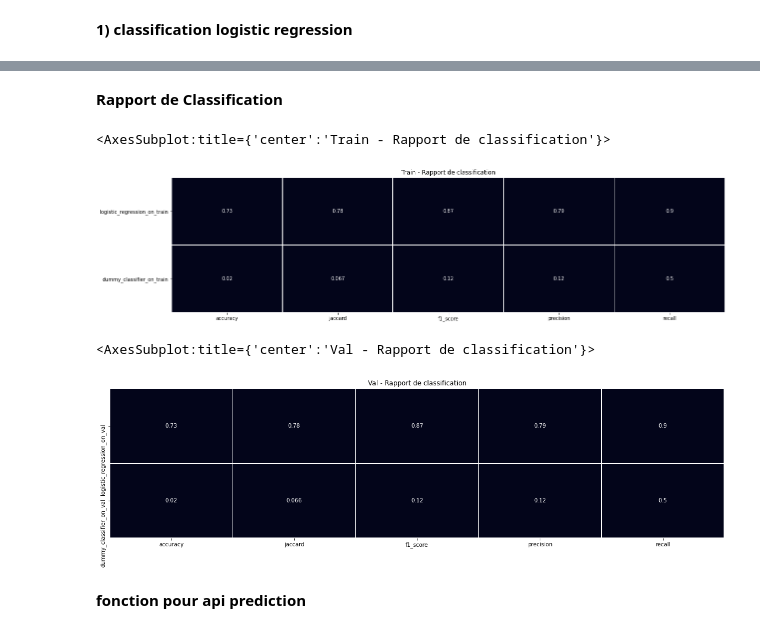
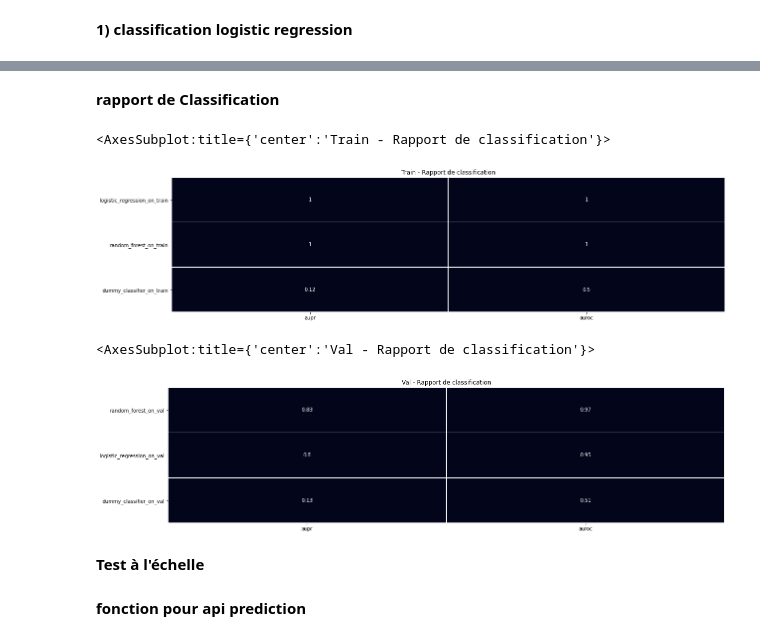
Before and after one commit to Loridan/openclassrooms-iml-projects, a Jupyter notebook: project5/P05_02_notebook_modelisation.ipynb, the cells around one changed output, grey strips where cells are left out. Drawn from its saved outputs; the diff is of its cells as text; code cells hidden in the pictures.

Commit message:
feat: update notebook_modelisation

```diff
--- a/project5/P05_02_notebook_modelisation.ipynb
+++ b/project5/P05_02_notebook_modelisation.ipynb
@@ -235,4 +257,5 @@ classification_report = classification_report.append(get_metrics(y_train, y_pred
 # %%
+y_score_val = gscv_logistic_regression.predict_proba(X_val_tfidf)
 y_pred_val = gscv_logistic_regression.predict(X_val_tfidf)
-classification_report = classification_report.append(get_metrics(y_val, y_pred_val, 'logistic_regression_on_val'))
+classification_report = classification_report.append(get_metrics(y_val, y_score_val, 'logistic_regression_on_val'))
 # %% [markdown]
@@ -285,0 +332,27 @@ for i, label in enumerate(tags.columns.tolist()):
+# %%
+from sklearn.ensemble import RandomForestClassifier
+from sklearn.model_selection import RandomizedSearchCV
+from sklearn.model_selection import KFold
+
+random_forest = RandomForestClassifier()
+
+n_estimators = [int(x) for x in np.linspace(start = 200, stop = 1000, num = 5)]
+max_features = ['auto', 'sqrt']
+max_depth = [int(x) for x in np.linspace(10, 110, num = 5)]
+max_depth.append(None)
+min_samples_split = [2, 5, 10]
+min_samples_leaf = [1, 2, 4]
+bootstrap = [True, False]
+
+hyperparameters = dict(n_estimators = n_estimators,
+                       max_features = max_features,
+                       max_depth = max_depth,
+                       min_samples_split = min_samples_split,
+                       min_samples_leaf = min_samples_leaf,
+                       bootstrap = bootstrap,
+                       n_jobs = n_jobs
+                      )
+
+rscv_random_forest = RandomizedSearchCV(random_forest, hyperparameters, n_iter = 50, cv=KFold(3,shuffle=True, random_state=random_state), verbose=2 , random_state=random_state)
+
+rscv_random_forest.fit(X_train_tfidf, y_train)
@@ -285,0 +399,8 @@ for i, label in enumerate(tags.columns.tolist()):
+# %%
+y_score_train = rscv_random_forest.predict_proba(X_train_tfidf)
+y_pred_train = rscv_random_forest.predict(X_train_tfidf)
+classification_report = classification_report.append(get_metrics(y_train, y_score_train, 'random_forest_on_train'))
+# %%
+y_score_val = rscv_random_forest.predict_proba(X_val_tfidf)
+y_pred_val = rscv_random_forest.predict(X_val_tfidf)
+classification_report = classification_report.append(get_metrics(y_val, y_score_val, 'random_forest_on_val'))
@@ -286,20 +485,22 @@ for i, label in enumerate(tags.columns.tolist()):
 # %% [markdown]
-**Rapport de Classification**
+**rapport de Classification**
 # %%
-cr = classification_report[classification_report.index.str.contains('train$')].sort_values(by=['accuracy'], ascending=False)
+cr = classification_report[classification_report.index.str.contains('train$')].sort_values(by=['auroc'], ascending=False)
 
 fig, ax = plt.subplots(figsize=(20,5))
 plt.title('Train - Rapport de classification')
 sns.heatmap(cr, vmin=classification_report.max().max(), vmax=classification_report.max().max(), annot=True, cbar=None,linewidths=.5)
 # %% [output]
 <AxesSubplot:title={'center':'Train - Rapport de classification'}>
-[figure, old version]
+[figure, new version]
 # %%
-cr = classification_report[classification_report.index.str.contains('val$')].sort_values(by=['accuracy'], ascending=False)
+cr = classification_report[classification_report.index.str.contains('val$')].sort_values(by=['auroc'], ascending=False)
 
 fig, ax = plt.subplots(figsize=(20,5))
 plt.title('Val - Rapport de classification')
 sns.heatmap(cr, vmin=classification_report.max().max(), vmax=classification_report.max().max(), annot=True, cbar=None,linewidths=.5)
 # %% [output]
 <AxesSubplot:title={'center':'Val - Rapport de classification'}>
-[figure, old version]
+[figure, new version]
+# %% [markdown]
+**Test à l'échelle**
```
Also changed, not shown: parts of 53 cells of this notebook.
